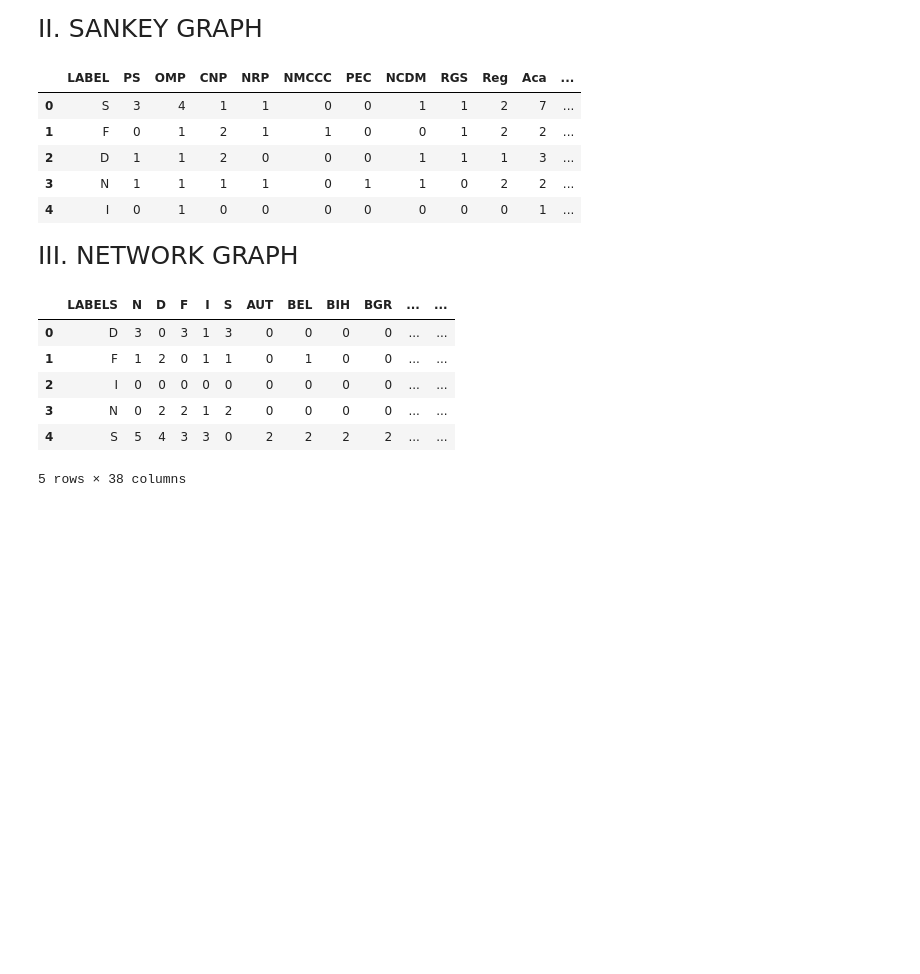
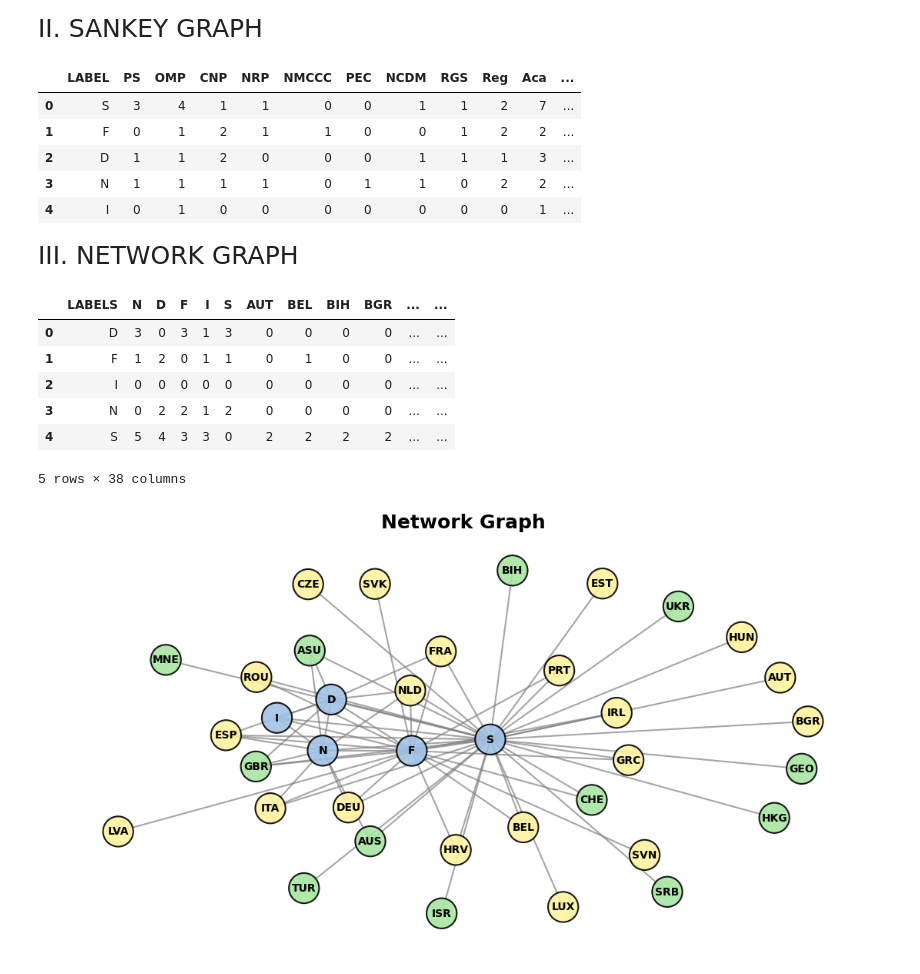
Before and after one commit to llewelyndramayo/CS-3203N, a Jupyter notebook: Assignment-2-Data-Analytics/code2.ipynb, the cells around one changed output. Saved outputs shown, nothing was run; the diff lists cells and outputs as text; code cells hidden in the pictures; blank space fills up the shorter version.

```diff
--- a/Assignment-2-Data-Analytics/code2.ipynb
+++ b/Assignment-2-Data-Analytics/code2.ipynb
@@ -73,7 +73,7 @@ from matplotlib.gridspec import GridSpec
 # Load datasets
 bar_df = pd.read_csv("bar_assignment.csv")
 sankey_df = pd.read_csv("sankey_assignment.csv")
-network_df = pd.read_csv("networks_assignment.csv")
+network_df = pd.read_csv("network_assignment.csv")
 # %% [markdown]
 <span style="font-size: 25px;">I. BAR GRAPH</span>
 # %%
@@ -182,3 +184,69 @@ network_df.head()
 | 3 | N | 0 | 2 | 2 | 1 | 2 | 0 | 0 | 0 | 0 | ... | ... |
 | 4 | S | 5 | 4 | 3 | 3 | 0 | 2 | 2 | 2 | 2 | ... | ... |
 5 rows × 38 columns
+# %%
+# Function to get the distance between nodes
+def get_dist(src, tgt):
+    global network_df
+    return network_df.loc[network_df['LABELS'] == src, tgt].values[0]
+
+# Function to add edges between nodes based on distance
+def add_edges(edge_list, src_grp, tgt_grp):
+    for src in src_grp:
+        for tgt in tgt_grp:
+            if get_dist(src, tgt) > 0:
+                edge_list.append((src, tgt))
+
+# Define node groups
+blue_grp = ['D', 'F', 'I', 'N', 'S']
+green_grp = ['BIH', 'GEO', 'ISR', 'MNE', 'SRB', 'CHE', 'TUR', 'UKR', 'GBR', 'AUS', 'HKG', 'ASU']
+yellow_grp = ['AUT', 'BEL', 'BGR', 'HRV', 'CZE', 'EST', 'FRA', 'DEU', 'GRC', 'HUN', 'IRL', 'ITA',
+              'LVA', 'LUX', 'NLD', 'PRT', 'ROU', 'SVK', 'SVN', 'ESP']
+
+nodes = blue_grp + green_grp + yellow_grp
+
+# Create edge lists
+blue_blue, blue_green, blue_yellow = [], [], []
+
+add_edges(blue_blue, blue_grp, blue_grp)
+add_edges(blue_green, blue_grp, green_grp)
+add_edges(blue_yellow, blue_grp, yellow_grp)
+
+edges = blue_blue + blue_green + blue_yellow
+
+# Create the graph
+G = nx.Graph()
+G.add_nodes_from(nodes)
+G.add_edges_from(edges)
+
+# Define colors
+blue, green, yellow = "#A2C2E6", "#A8E6A3", "#FFF2A1"
+
+colors = [blue if n in blue_grp else green if n in green_grp else yellow for n in nodes]
+
+# Position nodes
+pos = nx.spring_layout(G, seed=42)
+
+# Create figure
+plt.figure(figsize=(14, 7))
+
+# Draw edges
+nx.draw_networkx_edges(G, pos, edge_color="gray", width=1.5, alpha=0.7)
+
+# Draw nodes
+size = 800
+nx.draw_networkx_nodes(G, pos,
+                       node_color=colors,
+                       edgecolors="black",
+                       linewidths=1.5,
+                       node_size=size,
+                       alpha=0.9)
+
+# Draw labels inside nodes
+nx.draw_networkx_labels(G, pos, font_size=10, font_color="black", font_weight="bold")
+
+plt.title("Network Graph", fontsize=18, fontweight="bold", color="black")
+plt.axis("off")
+plt.show()
+# %% [output]
+[figure, added]
```
Also changed, not shown: parts of 2 cells of this notebook.
